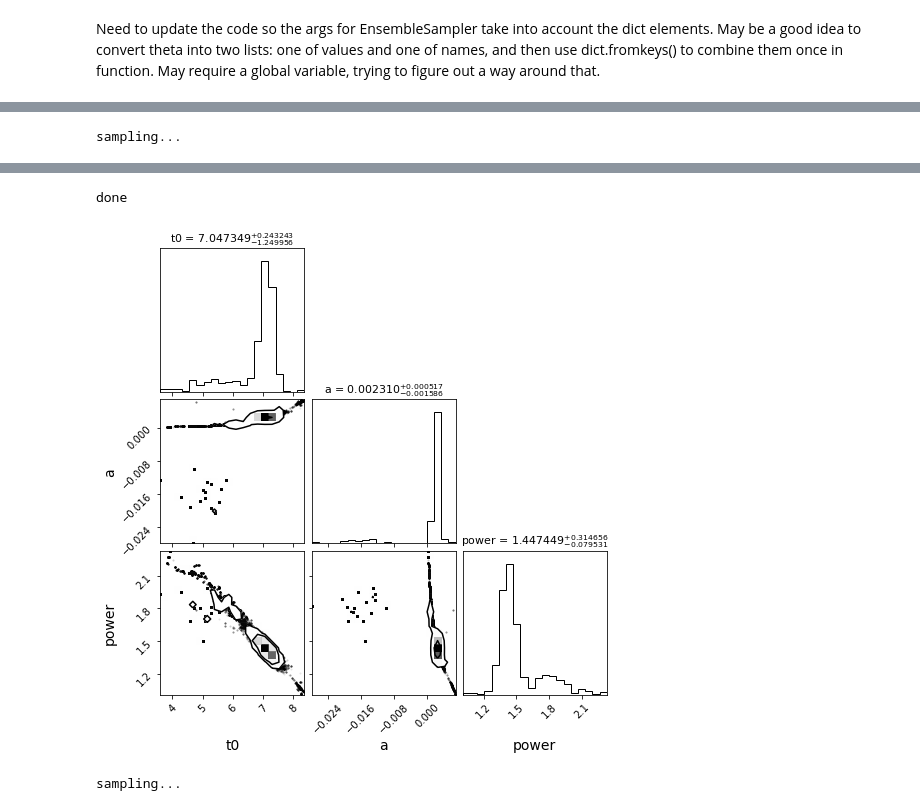
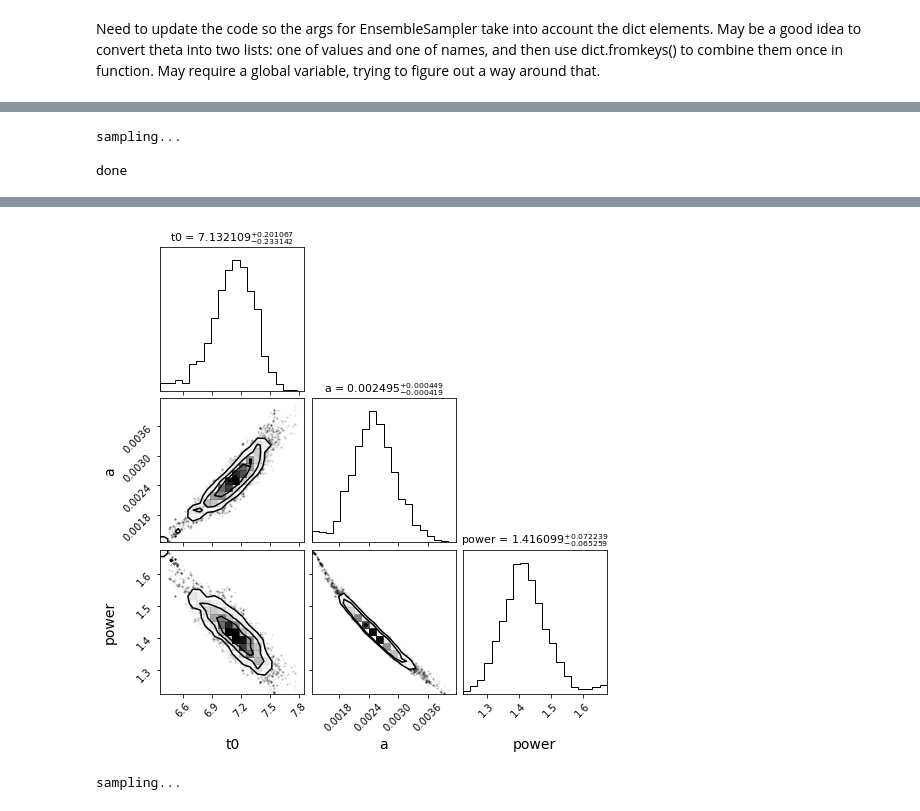
Before and after one commit to tylerbarna/BarnaSeniorHonorsThesis, a Jupyter notebook: sn2020bpi_mcmc.ipynb, the cells around one changed output, grey strips where cells are left out. Cells and saved outputs as stored; diff of their text form; code cells hidden in the pictures.

```diff
--- a/sn2020bpi_mcmc.ipynb
+++ b/sn2020bpi_mcmc.ipynb
@@ -229,8 +233,10 @@ def plot_lc_model(theta,data,cutoff=16.75):
 
 # len(tess_2020bpi[tess_2020bpi.flux <=0][tess_2020bpi.mjd_0 <28])/len(tess_2020bpi[tess_2020bpi.mjd_0 <28])
 # %%
-guess = {'t0':5, 'a':0.001,'power':1.8} ## t0, a, sigma, power
-scale = {'t0':0.5, 'a':0.01,'power':0.1}
-doMCMC(tess_2020bpi[tess_2020bpi.mjd_0 <= 16.75],guess, scale, nwalkers=150,nburn=300,nsteps=1000);
+guess = {'t0':7, 'a':0.0025,'power':1.4} ## t0, a, sigma, power
+scale = {'t0':0.2, 'a':0.0001,'power':0.1}
+doMCMC(tess_2020bpi[tess_2020bpi.mjd_0 <= 16.75],guess, scale, nwalkers=50,nburn=300,nsteps=500);
 # %% [output]
 sampling...
+
+done
@@ -239,5 +243,4 @@ WARNING:root:Too few points to create valid contours
-done
-[figure, old version]
+[figure, new version]
 # %%
 guess = {'t0':5, 'a':0.001,'power':1.8} ## t0, a, sigma, power
 scale = {'t0':0.01, 'a':0.01,'power':0.01}
```
Also changed, not shown: parts of 8 cells of this notebook.
